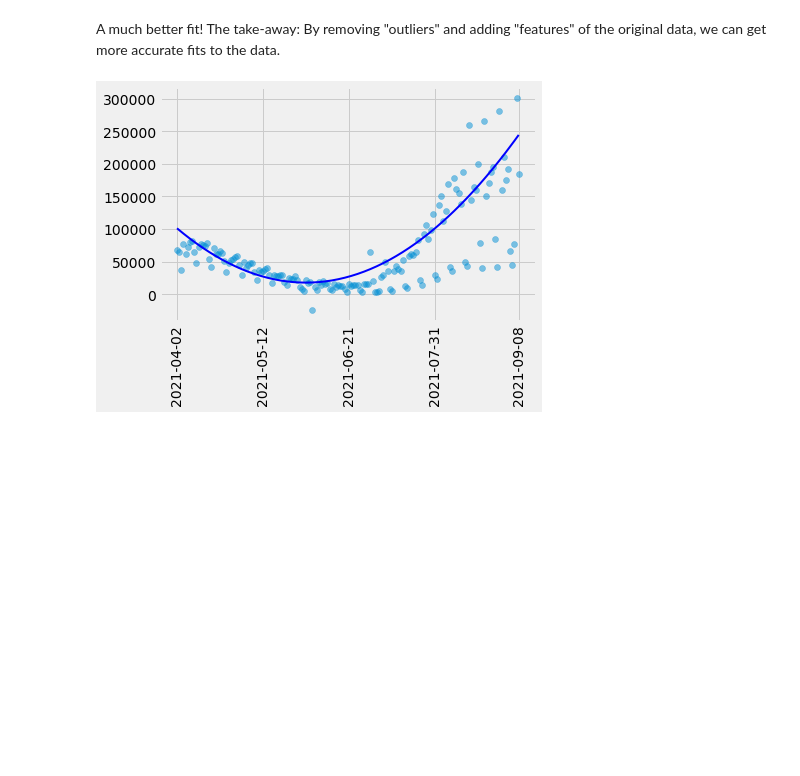
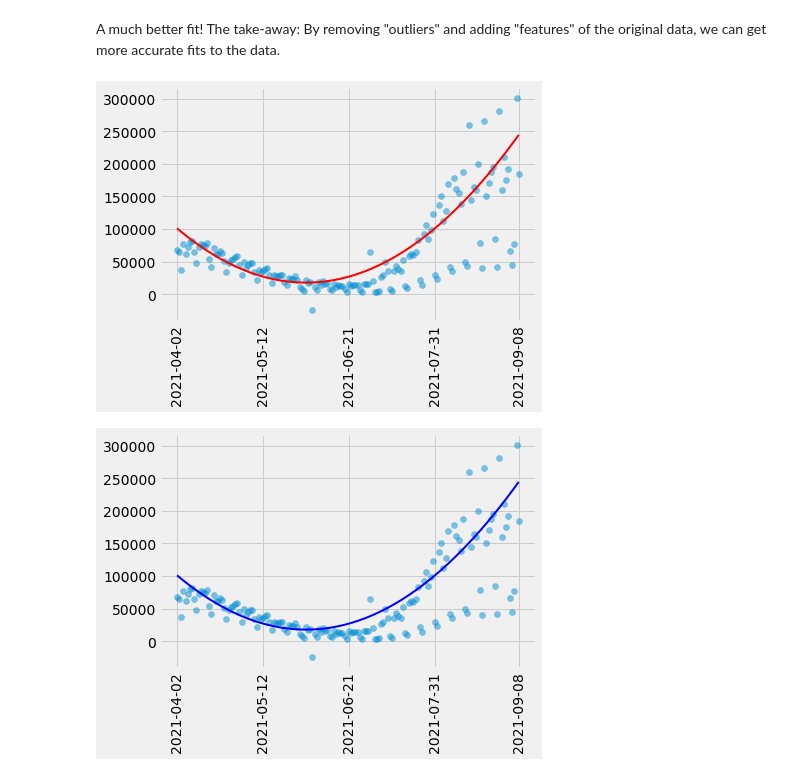
Before and after one commit to YData123/sds265-fa21, a Jupyter notebook: demos/covid-trends/covid-trends-revisited.ipynb, the cells around one changed output. Cells and saved outputs as stored; diff of their text form; code cells hidden in the pictures; blank space fills up the shorter version.

```diff
--- a/demos/covid-trends/covid-trends-revisited.ipynb
+++ b/demos/covid-trends/covid-trends-revisited.ipynb
@@ -130,7 +130,7 @@ _ = plt.xticks(dates[[0, 40, 80, 120, len(dates)-1]], rotation=90)
 Now let's remove the data on the weekends
 # %%
 y = np.array(y)
-x = np.array(x)
+x = np.arange(len(y))
 dates = np.array(dates)
 is_weekday = (x % 7 != 1) & (x % 7 != 2)
 plt.scatter(x[is_weekday], y[is_weekday], alpha=.5)
@@ -183,6 +183,19 @@ _ = plt.xticks(dates[[0, 40, 80, 120, len(dates)-1]], rotation=90)
 [figure]
 # %% [markdown]
 A much better fit! The take-away: By removing "outliers" and adding "features" of the original data, we can get more accurate fits to the data.
+# %%
+# Here is the same thing but using "matrix/vector thinking" with numpy
+
+beta = np.array([result.params[0], result.params[1], result.params[2]])
+yhat = X @ beta
+
+# plot the result
+week_dates = dates[is_weekday]
+plt.scatter(dates, y, alpha=.5)
+plt.plot(X[:,1], yhat, color='red', linewidth=2)
+_ = plt.xticks(dates[[0, 40, 80, 120, len(dates)-1]], rotation=90)
+# %% [output]
+[figure, added]
 # %%
 from scipy.optimize import minimize
 
```
Also changed, not shown: parts of 4 cells of this notebook, 1 other file.
